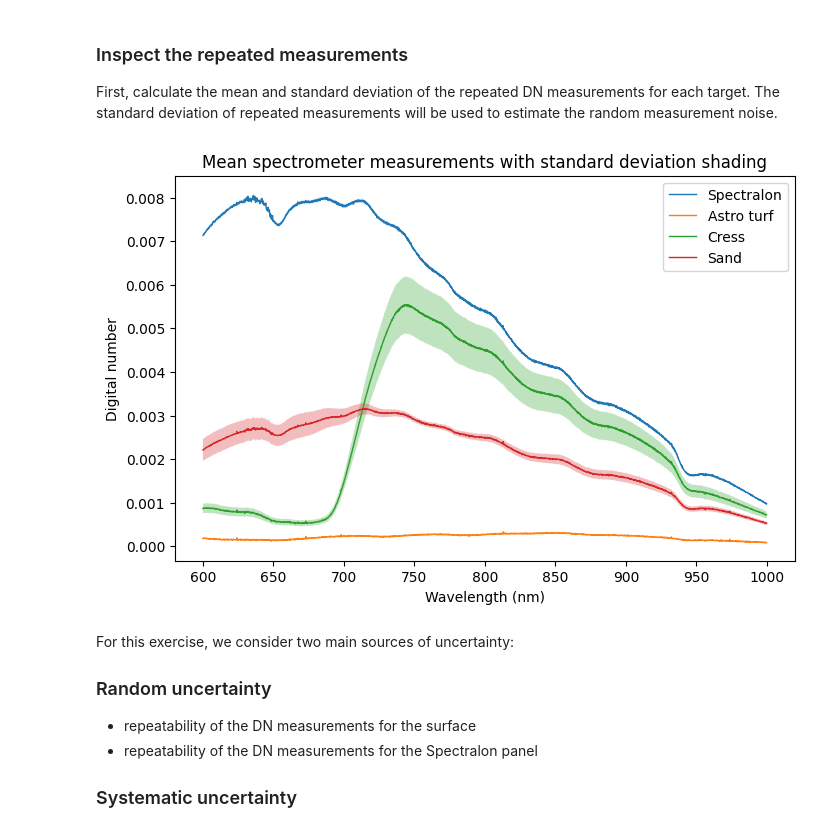
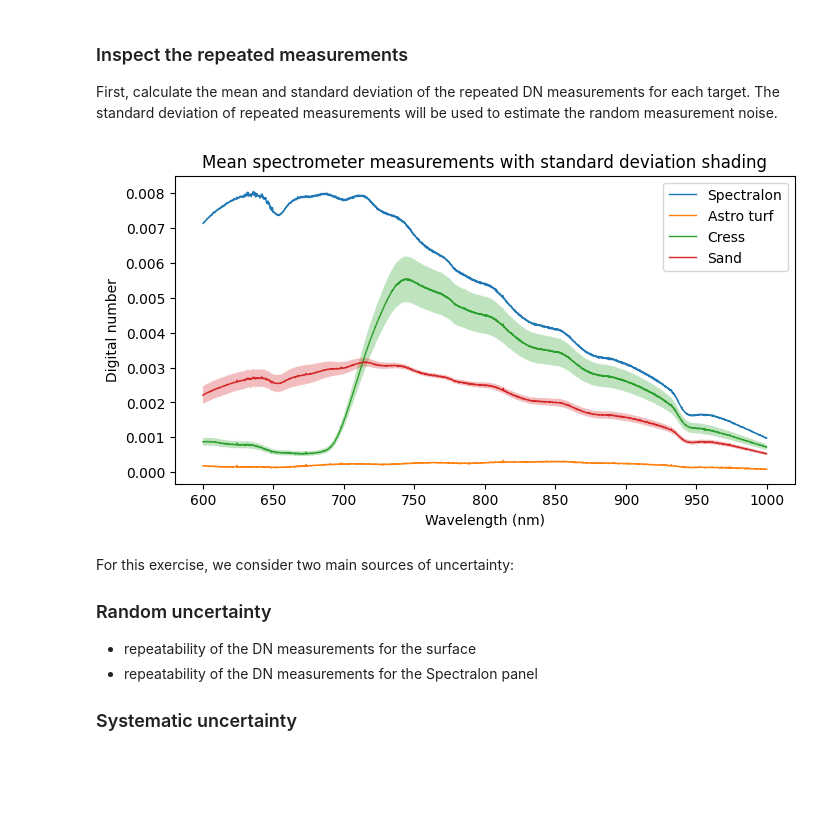
Before and after one commit to comet-toolkit/comet_training, a Jupyter notebook: meteoc_example.ipynb, the cells around one changed output. Cells and saved outputs as stored; diff of their text form; code cells hidden in the pictures; blank space fills up the shorter version.

```diff
--- a/meteoc_example.ipynb
+++ b/meteoc_example.ipynb
@@ -64,12 +67,11 @@ Each target has several (25-75) repeats.
 # %%
 # Load datasets from NetCDF files
-# this_directory = os.path.dirname(os.path.abspath(__file__))
 data_dir = "example_data"
 
-spectralon_ds = xr.open_dataset(os.path.join(data_dir, "Spectralon.nc"))
-astroturf_ds = xr.open_dataset(os.path.join(data_dir, "Astro_turf.nc"))
-cress_ds = xr.open_dataset(os.path.join(data_dir, "Cress.nc"))
-sand_ds = xr.open_dataset(os.path.join(data_dir, "Sand.nc"))
+spectralon_ds = xr.load_dataset("comet_training/Spectralon.nc")
+astroturf_ds = xr.load_dataset("comet_training/Astro_turf.nc")
+cress_ds = xr.load_dataset("comet_training/Cress.nc")
+sand_ds = xr.load_dataset("comet_training/Sand.nc")
 
 # Extract wavelengths and digital number (DN) data
 wavelength = spectralon_ds['wavelength'].values
@@ -103,35 +105,35 @@ def calculate_stats(dn_repeats):
     """Calculate mean and standard deviation across repeats for each band."""
     mean = np.mean(dn_repeats, axis=1)
     std = np.std(dn_repeats, axis=1, ddof=1)
     return mean, std
 
 # Calculate mean and std for each target
 dn_panel_mean, dn_panel_std = calculate_stats(dn_panel_repeats)
 dn_astroturf_mean, dn_astroturf_std = calculate_stats(dn_astroturf_repeats)
 dn_cress_mean, dn_cress_std = calculate_stats(dn_cress_repeats)
 dn_sand_mean, dn_sand_std = calculate_stats(dn_sand_repeats)
 
 # Plot the DN measurement data with shaded uncertainty regions
-plt.figure(figsize=(8, 5))
+plt.figure(figsize=(8, 4))
 plt.plot(wavelength, dn_panel_mean, label="Spectralon", linewidth=1)
 plt.fill_between(wavelength, dn_panel_mean - dn_panel_std, dn_panel_mean + dn_panel_std, alpha=0.3)
 
 plt.plot(wavelength, dn_astroturf_mean, label="Astro turf", linewidth=1)
 plt.fill_between(wavelength, dn_astroturf_mean - dn_astroturf_std, dn_astroturf_mean + dn_astroturf_std, alpha=0.3)
 
 plt.plot(wavelength, dn_cress_mean, label="Cress", linewidth=1)
 plt.fill_between(wavelength, dn_cress_mean - dn_cress_std, dn_cress_mean + dn_cress_std, alpha=0.3)
 
 plt.plot(wavelength, dn_sand_mean, label="Sand", linewidth=1)
 plt.fill_between(wavelength, dn_sand_mean - dn_sand_std, dn_sand_mean + dn_sand_std, alpha=0.3)
 
 plt.xlabel("Wavelength (nm)")
 plt.ylabel("Digital number")
 plt.title("Mean spectrometer measurements with standard deviation shading")
 plt.legend()
 plt.show()
 # %% [output]
-[figure, old version]
+[figure, new version]
 # %% [markdown]
 For this exercise, we consider two main sources of uncertainty:
 ### Random uncertainty
```
Also changed, not shown: parts of 48 cells of this notebook.
